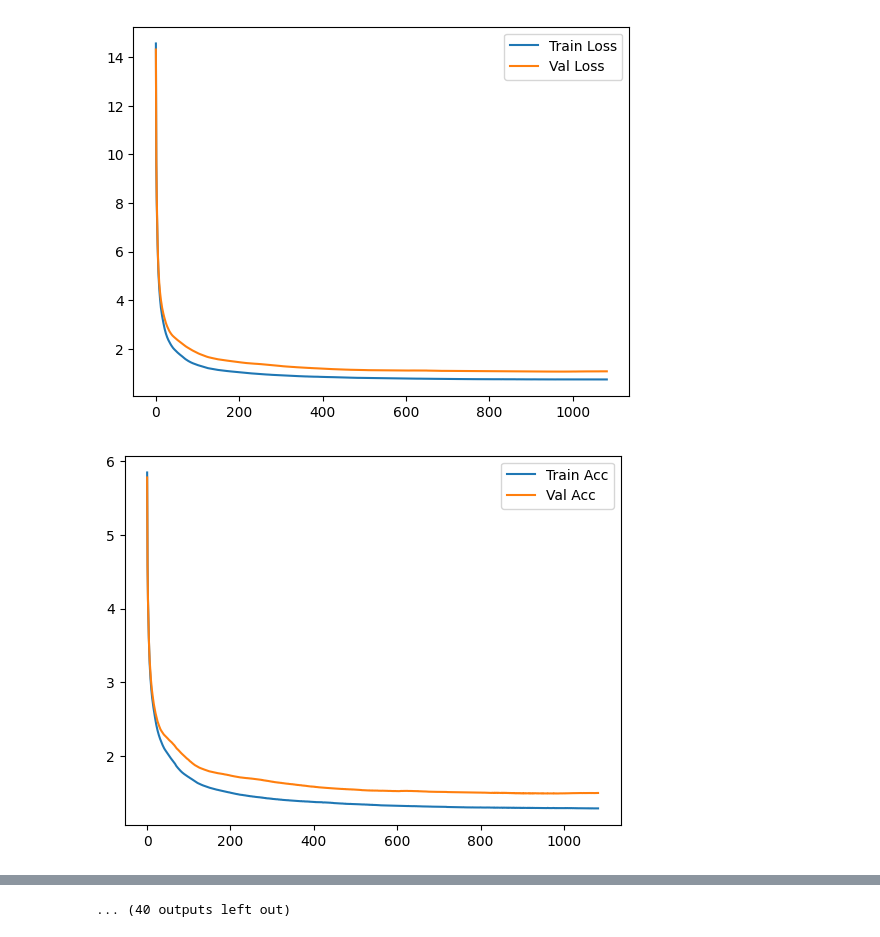
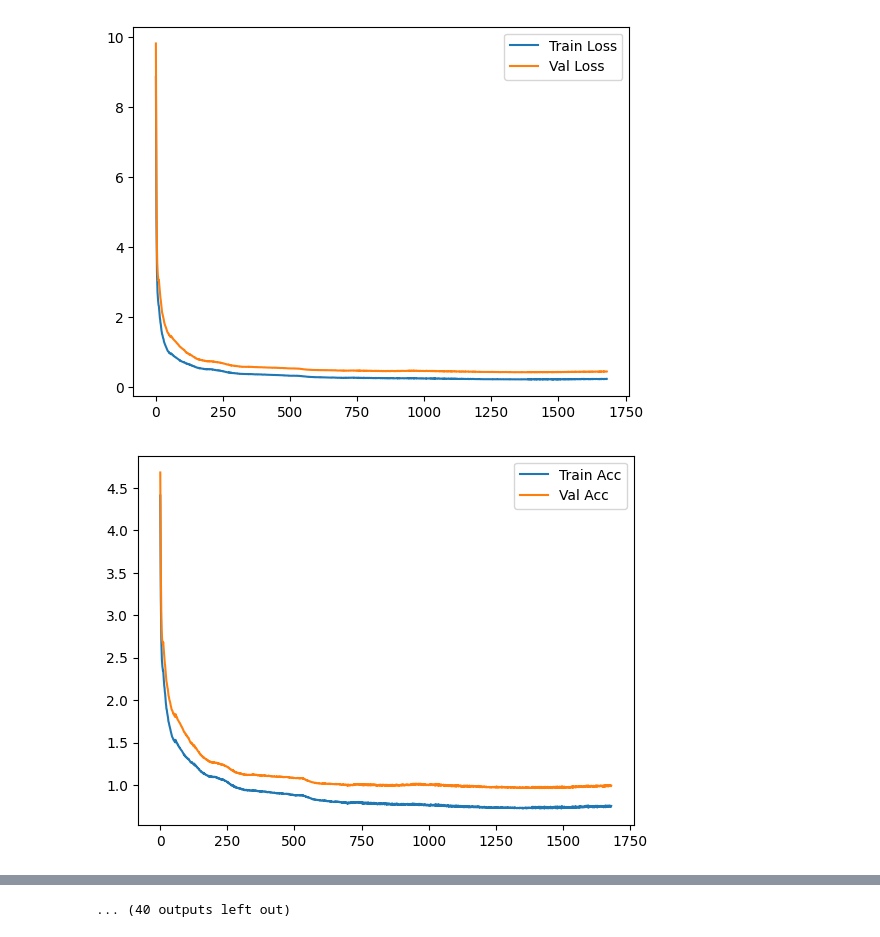
Before and after one commit to Slocon00/ML-project, a Jupyter notebook: notebooks/test_cup.ipynb, the cells around one changed output, grey strips where cells are left out. Drawn from its saved outputs; the diff is of its cells as text; code cells hidden in the pictures.

```diff
--- a/notebooks/test_cup.ipynb
+++ b/notebooks/test_cup.ipynb
@@ -134,13 +113,13 @@ import itertools
 # Define the hyperparameters as dictionaries
 hyperparameters = {
     'losses': ["MSE"],
-    'layers_sizes': [[20, 3], [3]],
-    'activations': ["ReLU", "Identity"],
+    'layers_sizes': [[32,32,3],[16,16,16,3]],
+    'activations': ["ReLU"],
     'startings': ["Range_random"],
     'startings_range': [(-0.5, 0.5)],
-    'regularizers': ["L1"],
-    'regularizers_lambda': [1e-6],
-    'momentums': [('Nesterov', 1e-4)],
+    'regularizers': ["L2"],
+    'regularizers_lambda': [1e-6, 1e-8],
+    'momentums': [('Nesterov', 1e-4), ('Standard', 1e-4)],
     'etas': [1e-4]
 }
 
@@ -264,10 +251,11 @@ for combination in all_dics:
         y=y_train,
         k=6,
         net=net,
-        epochs=5000,
-        patience=100,
+        epochs=10000,
+        patience=250,
         seed=seed,
-        metric=MEE()
+        metric=MEE(),
+        comb=combination
         )
     print(statistics)
     print("\n\n\n")
@@ -284,2 +272,2 @@ for combination in all_dics:
-[figure, old version]
+[figure, new version]
-[figure, old version]
+[figure, new version]
```
Also changed, not shown: parts of 8 cells of this notebook, 3 other files.
